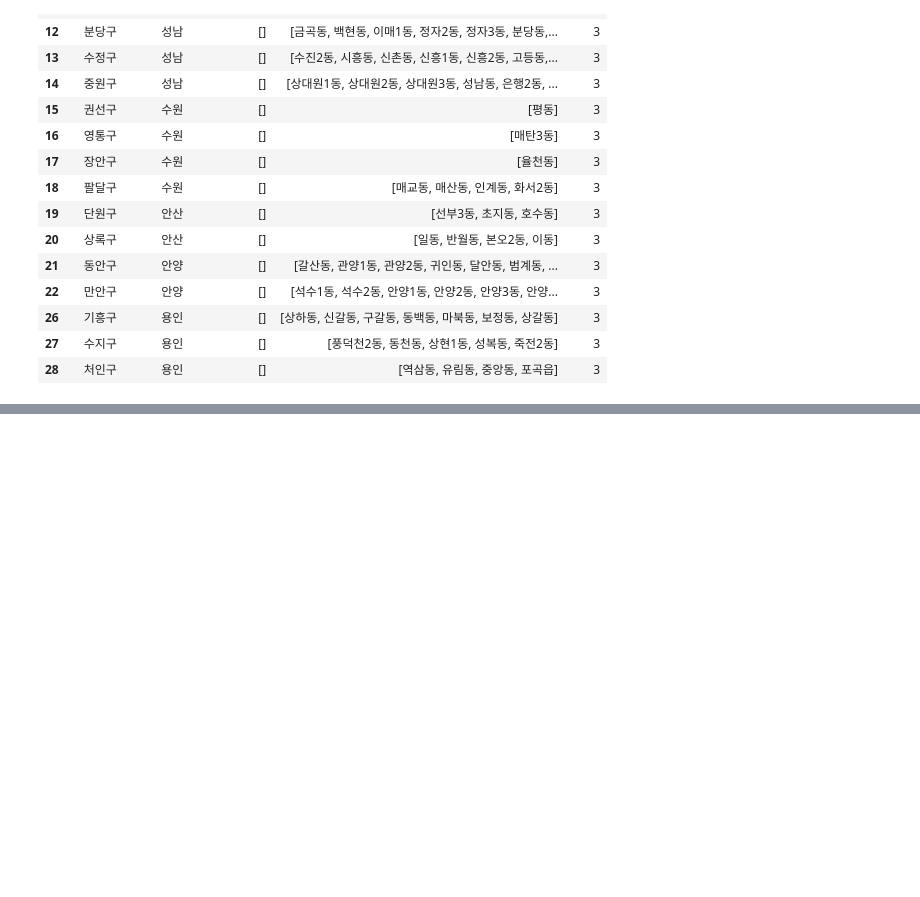
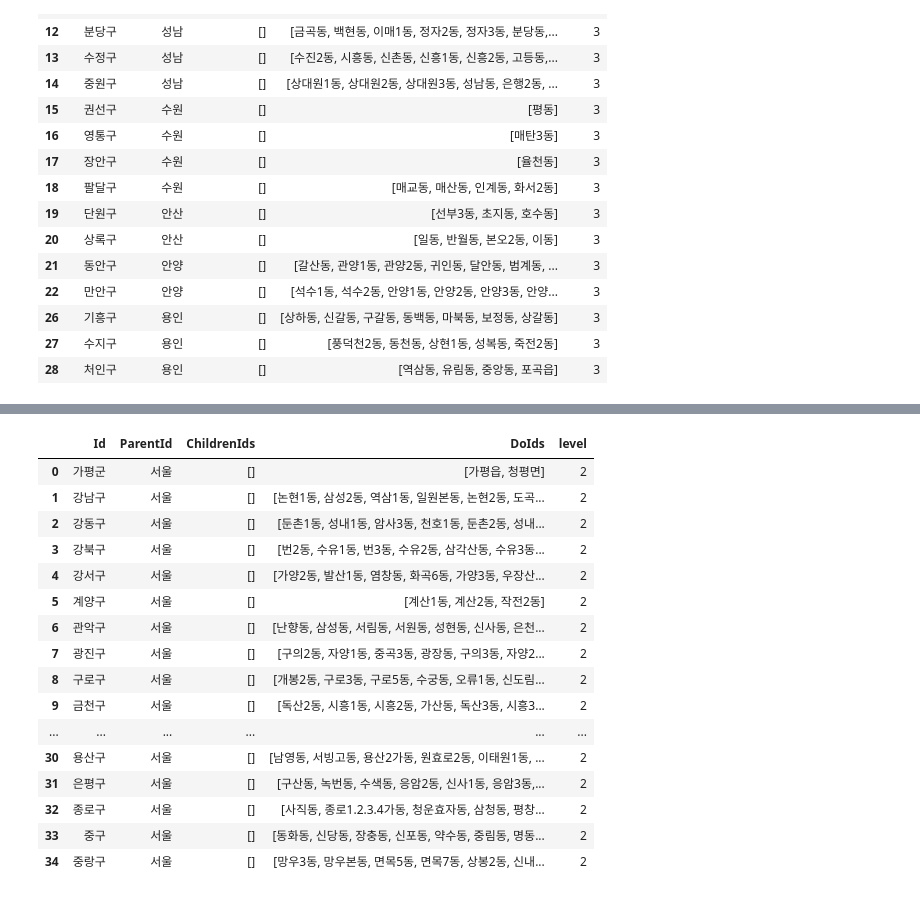
Before and after one commit to ksy52081/KnowledgeGraphSampleData, a Jupyter notebook: ClusterAnalysis.ipynb, the cells around one changed output, grey strips where cells are left out. Saved outputs shown, nothing was run; the diff lists cells and outputs as text; code cells hidden in the pictures; blank space fills up the shorter version.

```diff
--- a/ClusterAnalysis.ipynb
+++ b/ClusterAnalysis.ipynb
@@ -353,0 +378,45 @@ gyeongi_df3
+# %%
+# 서울 구 기준 테이블에 OA OB 를 합쳐 동 불러오기
+seoul_df2 = pd.merge(seoul_df, merged_df, left_on = 'Region', right_on = 'OA', how='left')
+# %%
+seoul_df2 = seoul_df2.groupby(['Region'])['OB'].apply(list).reset_index()
+# %%
+# 칼럼 추가하기
+
+# 이름 2레벨에 맞게 전환
+seoul_df2=seoul_df2.rename(columns={"Region": 'Id'})
+
+seoul_df2=seoul_df2.rename(columns={"OB": 'DoIds'})
+
+# 여기의 parentId는 서울이다.
+seoul_df2["ParentId"]="서울"
+
+
+# 여기의 Children은 없다.
+seoul_df2["ChildrenIds"]="[]"
+
+# level은 2 이다.
+seoul_df2["level"]=2
+
+# 순서 최종정리
+seoul_df2= seoul_df2[['Id', 'ParentId','ChildrenIds', 'DoIds', 'level']]
+# %%
+seoul_df2
+# %% [output]
+|  | Id | ParentId | ChildrenIds | DoIds | level |
+| 0 | 가평군 | 서울 | [] | [가평읍, 청평면] | 2 |
+| 1 | 강남구 | 서울 | [] | [논현1동, 삼성2동, 역삼1동, 일원본동, 논현2동, 도곡... | 2 |
+| 2 | 강동구 | 서울 | [] | [둔촌1동, 성내1동, 암사3동, 천호1동, 둔촌2동, 성내... | 2 |
+| 3 | 강북구 | 서울 | [] | [번2동, 수유1동, 번3동, 수유2동, 삼각산동, 수유3동... | 2 |
+| 4 | 강서구 | 서울 | [] | [가양2동, 발산1동, 염창동, 화곡6동, 가양3동, 우장산... | 2 |
+| 5 | 계양구 | 서울 | [] | [계산1동, 계산2동, 작전2동] | 2 |
+| 6 | 관악구 | 서울 | [] | [난향동, 삼성동, 서림동, 서원동, 성현동, 신사동, 은천... | 2 |
+| 7 | 광진구 | 서울 | [] | [구의2동, 자양1동, 중곡3동, 광장동, 구의3동, 자양2... | 2 |
+| 8 | 구로구 | 서울 | [] | [개봉2동, 구로3동, 구로5동, 수궁동, 오류1동, 신도림... | 2 |
+| 9 | 금천구 | 서울 | [] | [독산2동, 시흥1동, 시흥2동, 가산동, 독산3동, 시흥3... | 2 |
+| ... | ... | ... | ... | ... | ... |
+| 30 | 용산구 | 서울 | [] | [남영동, 서빙고동, 용산2가동, 원효로2동, 이태원1동, ... | 2 |
+| 31 | 은평구 | 서울 | [] | [구산동, 녹번동, 수색동, 응암2동, 신사1동, 응암3동,... | 2 |
+| 32 | 종로구 | 서울 | [] | [사직동, 종로1.2.3.4가동, 청운효자동, 삼청동, 평창... | 2 |
+| 33 | 중구 | 서울 | [] | [동화동, 신당동, 장충동, 신포동, 약수동, 중림동, 명동... | 2 |
+| 34 | 중랑구 | 서울 | [] | [망우3동, 망우본동, 면목5동, 면목7동, 상봉2동, 신내... | 2 |
```
Also changed, not shown: parts of 3 cells of this notebook.
